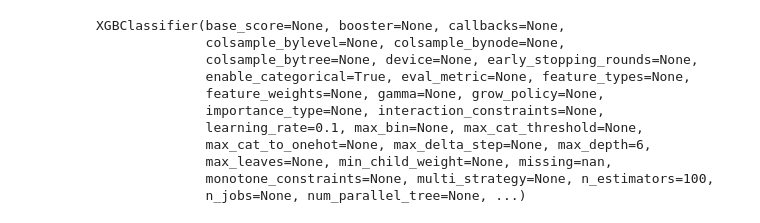
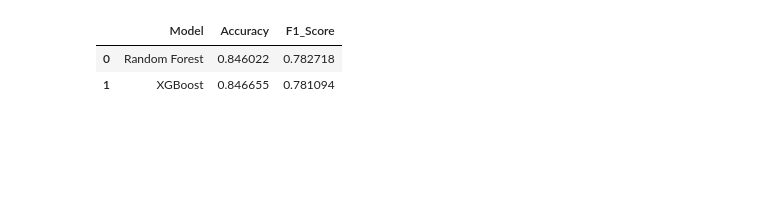
Before and after one commit to Saiiii0906/road_accident_severity_prediction_and_hotspot_analysis, a Jupyter notebook: student_A/Accident_Severity_Prediction.ipynb, the cells around one changed output. Cells and saved outputs as stored; diff of their text form; code cells hidden in the pictures; blank space fills up the shorter version.

```diff
--- a/student_A/Accident_Severity_Prediction.ipynb
+++ b/student_A/Accident_Severity_Prediction.ipynb
@@ -162,0 +187,13 @@ X_train, X_test, y_train, y_test = train_test_split(
+# %%
+xgb = XGBClassifier(
+    n_estimators=100,
+    max_depth=6,
+    learning_rate=0.1,
+    tree_method="hist",
+    random_state=42
+)
+
+xgb.fit(
+    X_train_smote,
+    y_train_smote
+)
@@ -181,27 +278,37 @@ RandomForestClassifier(class_weight='balanced', n_jobs=-1, random_state=42)
 # %%
-rf_pred = rf.predict(X_test)
+results = pd.DataFrame({
+
+    "Model":[
+        "Random Forest",
+        "XGBoost"
+    ],
+
+    "Accuracy":[
+        accuracy_score(y_test, rf_pred),
+        accuracy_score(y_test, xgb_pred)
+    ],
+
+    "F1_Score":[
+        f1_score(
+            y_test,
+            rf_pred,
+            average="weighted"
+        ),
+        f1_score(
+            y_test,
+            xgb_pred,
+            average="weighted"
+        )
+    ]
+})
+
+results
+# %% [output]
+|  | Model | Accuracy | F1_Score |
+| 0 | Random Forest | 0.846022 | 0.782718 |
+| 1 | XGBoost | 0.846655 | 0.781094 |
 # %%
-xgb = XGBClassifier(
-    n_estimators=100,
-    max_depth=6,
-    learning_rate=0.1,
-    tree_method="hist",
-    random_state=42
+results.to_csv(
+    "student_A/results/model_comparison.csv",
+    index=False
 )
-
-xgb.fit(
-    X_train,
-    y_train
-)
-# %% [output]
-XGBClassifier(base_score=None, booster=None, callbacks=None,
-              colsample_bylevel=None, colsample_bynode=None,
-              colsample_bytree=None, device=None, early_stopping_rounds=None,
-              enable_categorical=True, eval_metric=None, feature_types=None,
-              feature_weights=None, gamma=None, grow_policy=None,
-              importance_type=None, interaction_constraints=None,
-              learning_rate=0.1, max_bin=None, max_cat_threshold=None,
-              max_cat_to_onehot=None, max_delta_step=None, max_depth=6,
-              max_leaves=None, min_child_weight=None, missing=nan,
-              monotone_constraints=None, multi_strategy=None, n_estimators=100,
-              n_jobs=None, num_parallel_tree=None, ...)
```
Also changed, not shown: parts of 36 cells of this notebook.
